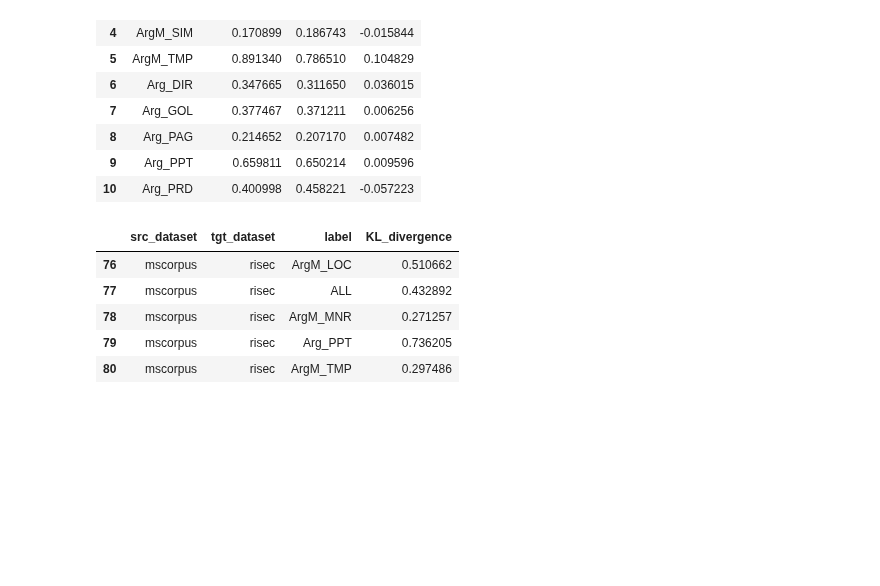
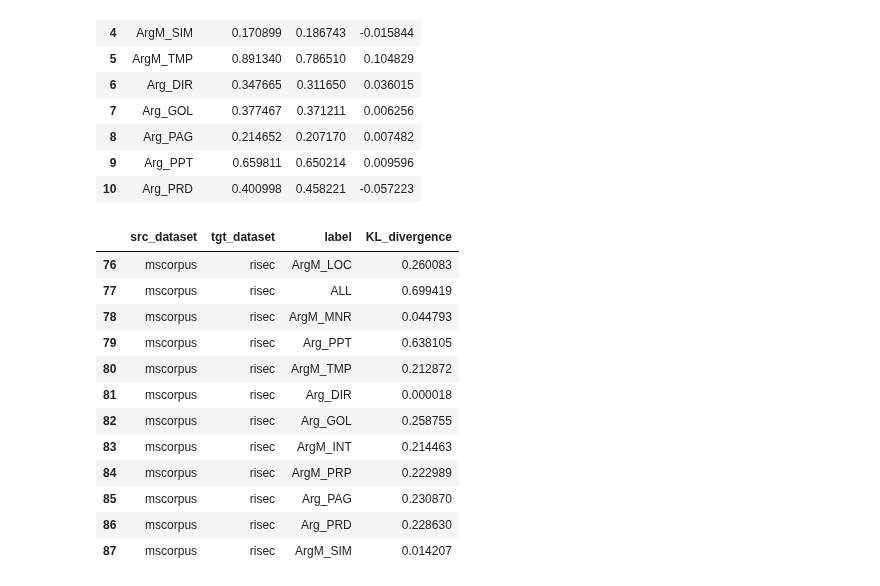
Before and after one commit to ShoRit/flow_graphs, a Jupyter notebook: code/analysis_notebooks/amr_correlation_analysis.ipynb, the cells around one changed output. Cells and saved outputs as stored; diff of their text form; code cells hidden in the pictures; blank space fills up the shorter version.

Commit message:
experiment config for continuing mscorpus --> EFGC

```diff
--- a/code/analysis_notebooks/amr_correlation_analysis.ipynb
+++ b/code/analysis_notebooks/amr_correlation_analysis.ipynb
@@ -197,8 +197,8 @@ def kl_divergence(src_distro_counter, tgt_distro_counter):
 
     divergence = 0
     for key in all_keys:
-        p_x = src_distro_counter.get(key, 0)/src_norm
-        q_x = tgt_distro_counter.get(key, 0)/tgt_norm
+        p_x = src_distro_counter.get(key, 1)/src_norm
+        q_x = tgt_distro_counter.get(key, 1)/tgt_norm
 
         if p_x == 0 or q_x == 0:
             continue
@@ -217,7 +217,7 @@ kl_divergence(unigram_counters["mscorpus"]["train"]["ALL"], unigram_counters["ri
 # %%
 kl_div_dicts = []
 
-counters = atomic_counters
+counters = bigram_counters
 
 for src_dataset in datasets:
     for tgt_dataset in datasets:
@@ -248,13 +248,20 @@ msc_risec_df
 | 10 | Arg_PRD | 0.400998 | 0.458221 | -0.057223 |
 # %%
 div_msc_risec = div_df[(div_df["src_dataset"]=="mscorpus") & (div_df["tgt_dataset"] == "risec")]
-div_msc_risec.head()
+div_msc_risec
 # %% [output]
 |  | src_dataset | tgt_dataset | label | KL_divergence |
-| 76 | mscorpus | risec | ArgM_LOC | 0.510662 |
-| 77 | mscorpus | risec | ALL | 0.432892 |
-| 78 | mscorpus | risec | ArgM_MNR | 0.271257 |
-| 79 | mscorpus | risec | Arg_PPT | 0.736205 |
-| 80 | mscorpus | risec | ArgM_TMP | 0.297486 |
+| 76 | mscorpus | risec | ArgM_LOC | 0.260083 |
+| 77 | mscorpus | risec | ALL | 0.699419 |
+| 78 | mscorpus | risec | ArgM_MNR | 0.044793 |
+| 79 | mscorpus | risec | Arg_PPT | 0.638105 |
+| 80 | mscorpus | risec | ArgM_TMP | 0.212872 |
+| 81 | mscorpus | risec | Arg_DIR | 0.000018 |
+| 82 | mscorpus | risec | Arg_GOL | 0.258755 |
+| 83 | mscorpus | risec | ArgM_INT | 0.214463 |
+| 84 | mscorpus | risec | ArgM_PRP | 0.222989 |
+| 85 | mscorpus | risec | Arg_PAG | 0.230870 |
+| 86 | mscorpus | risec | Arg_PRD | 0.228630 |
+| 87 | mscorpus | risec | ArgM_SIM | 0.014207 |
 # %%
 joint_df = div_msc_risec.merge(msc_risec_df, on="label")
```
Also changed, not shown: parts of 5 cells of this notebook, 2 other files.
